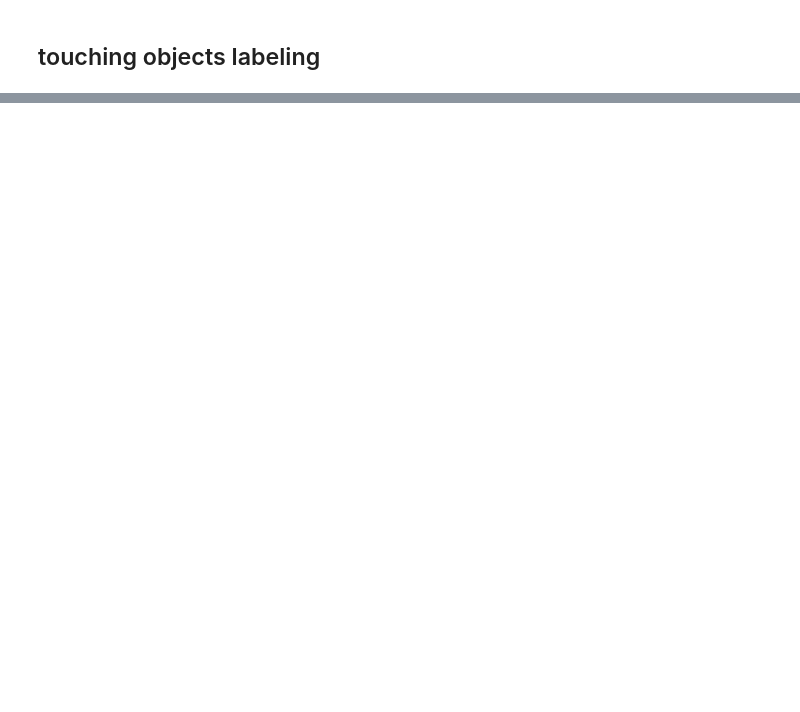
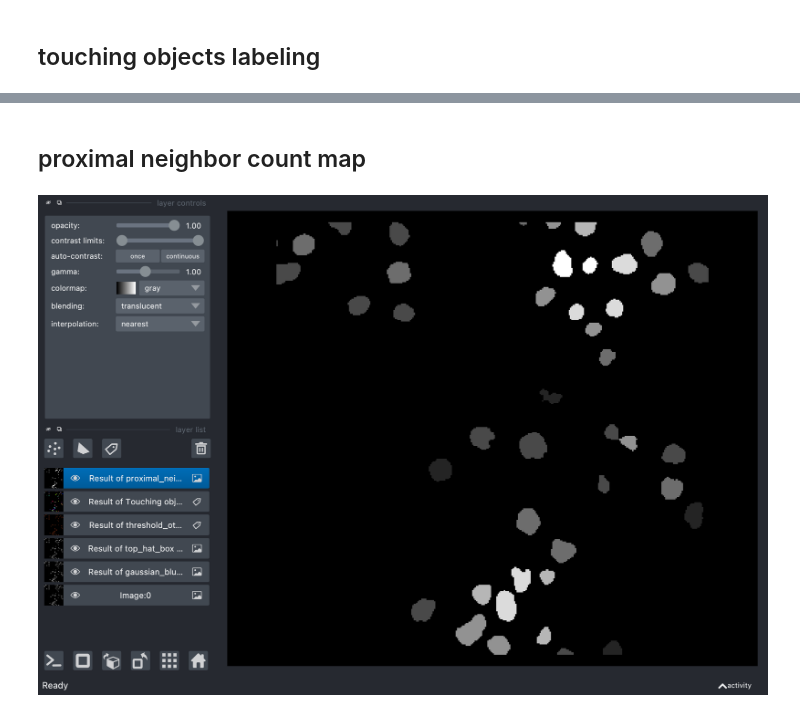
Before and after one commit to BiAPoL/Pasteur-NEUBIAS-training-school-on-Bioimage-Analysis, a Jupyter notebook: docs/30_From_assistant_to_notebooks/10_exporting_workflows_as_notebooks/20_Raw_workflow_example.ipynb, the cells around one changed output, grey strips where cells are left out. Saved outputs shown, nothing was run; the diff lists cells and outputs as text; code cells hidden in the pictures; blank space fills up the shorter version.

```diff
--- a/docs/30_From_assistant_to_notebooks/10_exporting_workflows_as_notebooks/20_Raw_workflow_example.ipynb
+++ b/docs/30_From_assistant_to_notebooks/10_exporting_workflows_as_notebooks/20_Raw_workflow_example.ipynb
@@ -48,0 +49,9 @@ napari.utils.nbscreenshot(viewer)
+# %% [markdown]
+## proximal neighbor count map
+# %%
+image5_pncm = cle.proximal_neighbor_count_map(image4_T, None, 0.0, 50.0)
+viewer.add_image(
+    image5_pncm, name='Result of proximal_neighbor_count_map (clesperanto)')
+napari.utils.nbscreenshot(viewer)
+# %% [output]
+[figure, added]
```
Also changed, not shown: parts of 5 cells of this notebook, 2 other files.
